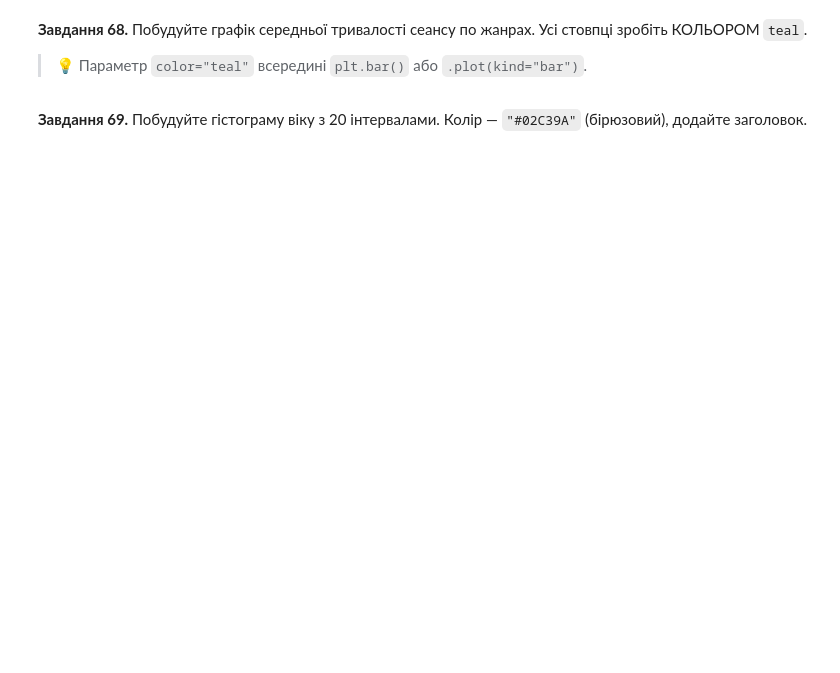
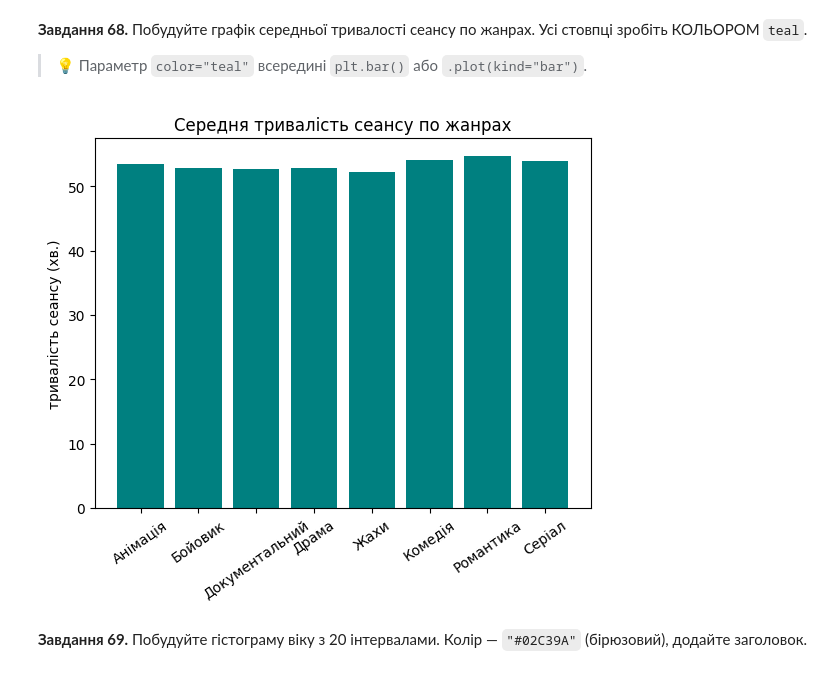
Before and after one commit to NadiiaIvashchuk/DTA_2026, a Jupyter notebook: classmade/pandas_viz_practice.ipynb, the cells around one changed output. Saved outputs shown, nothing was run; the diff lists cells and outputs as text; code cells hidden in the pictures; blank space fills up the shorter version.

```diff
--- a/classmade/pandas_viz_practice.ipynb
+++ b/classmade/pandas_viz_practice.ipynb
@@ -1246,2 +1259,14 @@ plt.show()
+# %%
+# Завдання 68:
+avg_duration_min = sess.groupby('genre')['duration_min'].mean()
+plt.bar(avg_duration_min.index, avg_duration_min.values, color="teal" )
+
+plt.title('Cередня тривалість сеансу по жанрах')
+plt.xlabel('')
+plt.ylabel('тривалість сеансу (хв.)')
+plt.xticks(rotation=35)
+plt.show()
+# %% [output]
+[figure, added]
 # %% [markdown]
 **Завдання 69.** Побудуйте гістограму віку з 20 інтервалами. Колір — `"#02C39A"` (бірюзовий), додайте заголовок.
```
Also changed, not shown: parts of 8 cells of this notebook.
